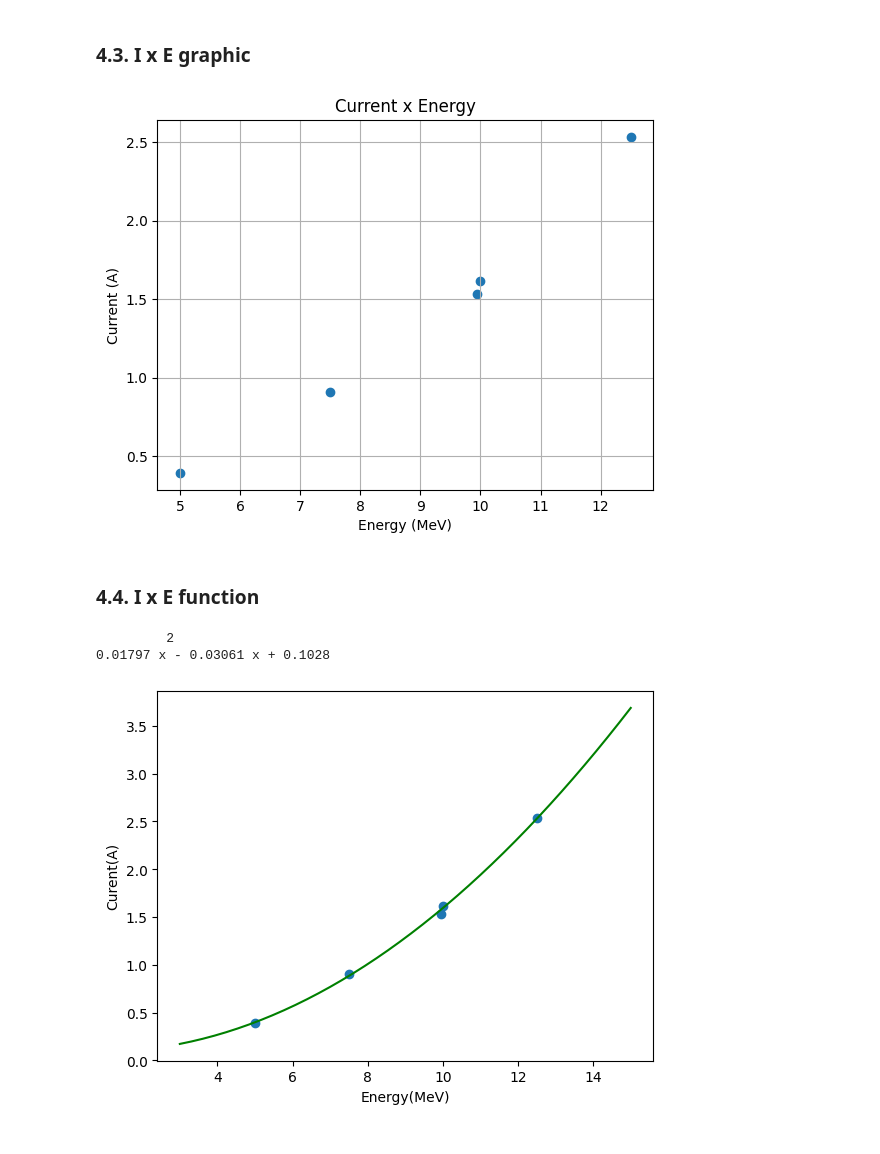
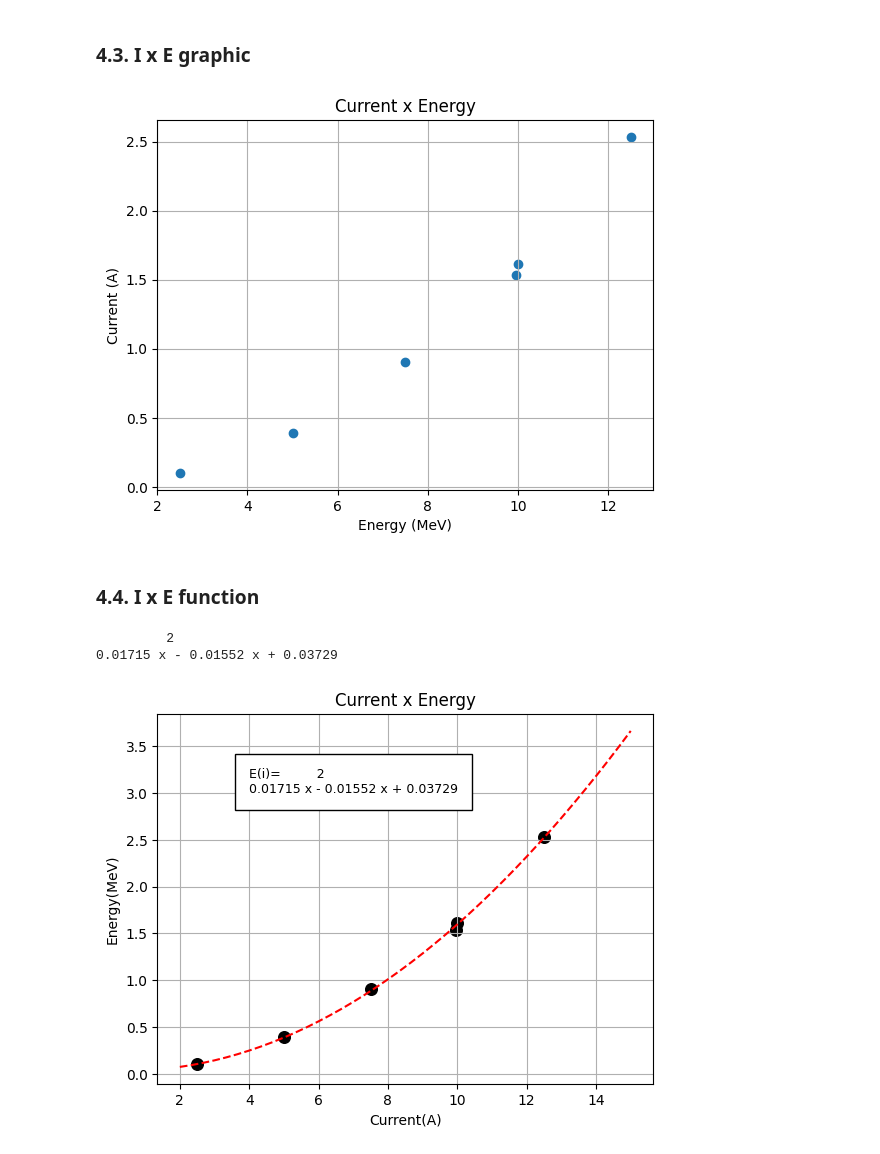
Before and after one commit to Luiza160/Trajectory-of-a-particle, a Jupyter notebook: main_notebook.ipynb, the cells around one changed output. Drawn from its saved outputs; the diff is of its cells as text; code cells hidden in the pictures.

```diff
--- a/main_notebook.ipynb
+++ b/main_notebook.ipynb
@@ -27,9 +27,9 @@ Ec0 = 2                   # initial particle's kinetic energy
 
 ''' === Trajectory solution === '''
 method = 'boris'            # choose between "boris" and "rk4"
-step = 1e-12                # time step (s)
-total_t = 1e-7              # total elapsed time (s)
-traj_distance = 0.26        # total distance of particle's trajectory in X axis (m)
+total_t = 3e-7              # total elapsed time (s)
+step = total_t/1000                # time step (s)
+traj_distance = 0.685761        # total distance of particle's trajectory in X axis (m)
 
 
 
@@ -121,13 +121,17 @@ chart = pd.DataFrame(data, columns=["Current(A)", "Energy(MeV)"])
 # %%
 desired_x = -0.071212
 desired_z = 0.335761
-currents = [2.5]
-files = ['2026-01-19_LDE05_Fieldmap_X=-130_130mm_Z=-350_350mm_Imc=2.5A_ID=5481.dat']
+currents = [12.5, 10, 9.95, 7.5, 5, 2.5]
+files = ['2026-01-19_LDE05_Fieldmap_X=-130_130mm_Z=-350_350mm_Imc=12.5A_ID=5479.dat',
+         '2026-01-20_LDE05_Fieldmap_X=-130_130mm_Z=-350_350mm_Imc=10.0A_ID=5484.dat',
+         '2026-01-15_LDE05_Fieldmap_X=-130_130mm_Z=-350_350mm_Imc=9.95A_ID=5475.dat',
+         '2026-01-19_LDE05_Fieldmap_X=-130_130mm_Z=-350_350mm_Imc=7.5A_ID=5482.dat',
+         '2026-01-19_LDE05_Fieldmap_X=-130_130mm_Z=-350_350mm_Imc=5.0A_ID=5477.dat',
+         '2026-01-19_LDE05_Fieldmap_X=-130_130mm_Z=-350_350mm_Imc=2.5A_ID=5481.dat']
 
 data = []
 
 for file, current in zip(files, currents):
-    Ec0 = 0.3
     print('-'*30)
     print(f'CURRENT CASE: {current} A')
     print('-'*30)
@@ -148,7 +152,7 @@ for file, current in zip(files, currents):
 
     while final_x < desired_x:
 
-        Ec0 = Ec0 + 0.4
+        Ec0 = Ec0 + 0.1
 
         # run the simulation
         traj = solve_trajectory(m, q,
@@ -264,20 +276,26 @@ plt.ylabel("Current (A)")
 plt.grid(True)
 plt.show()
 # %% [output]
-[figure, old version]
+[figure, new version]
 # %% [markdown]
 ### 4.4. I x E function
 # %%
-model = np.poly1d(np.polyfit(chart['Current(A)'], chart['Energy(MeV)'], 2))
-plt.scatter(chart['Current(A)'], chart['Energy(MeV)'])
-polyline = np.linspace(3, 15, 40)
-plt.plot(polyline, model(polyline), color='green')
-plt.xlabel('Energy(MeV)')
-plt.ylabel('Curent(A)')
+model01 = np.poly1d(np.polyfit(chart['Current(A)'], chart['Energy(MeV)'], 2))
+plt.scatter(chart['Current(A)'], chart['Energy(MeV)'], s=70, color='k')
+polyline = np.linspace(2, 15, 40)
+plt.plot(polyline, model01(polyline), color='r', linestyle='--')
+plt.xlabel('Current(A)')
+plt.ylabel('Energy(MeV)')
+plt.title('Current x Energy')
+plt.grid()
+
+plt.text(4, 3, f'E(i)={model01}', fontsize=9, color='black', bbox={'facecolor': 'white', 'pad': 10})
+
+plt.savefig('Energy_function_of_current_graph.png', dpi=300, bbox_inches='tight')
 
 
-print(model)
+print(model01)
 # %% [output]
          2
-0.01797 x - 0.03061 x + 0.1028
+0.01715 x - 0.01552 x + 0.03729
-[figure, old version]
+[figure, new version]
```
Also changed, not shown: parts of 4 cells of this notebook, 6 other files.
